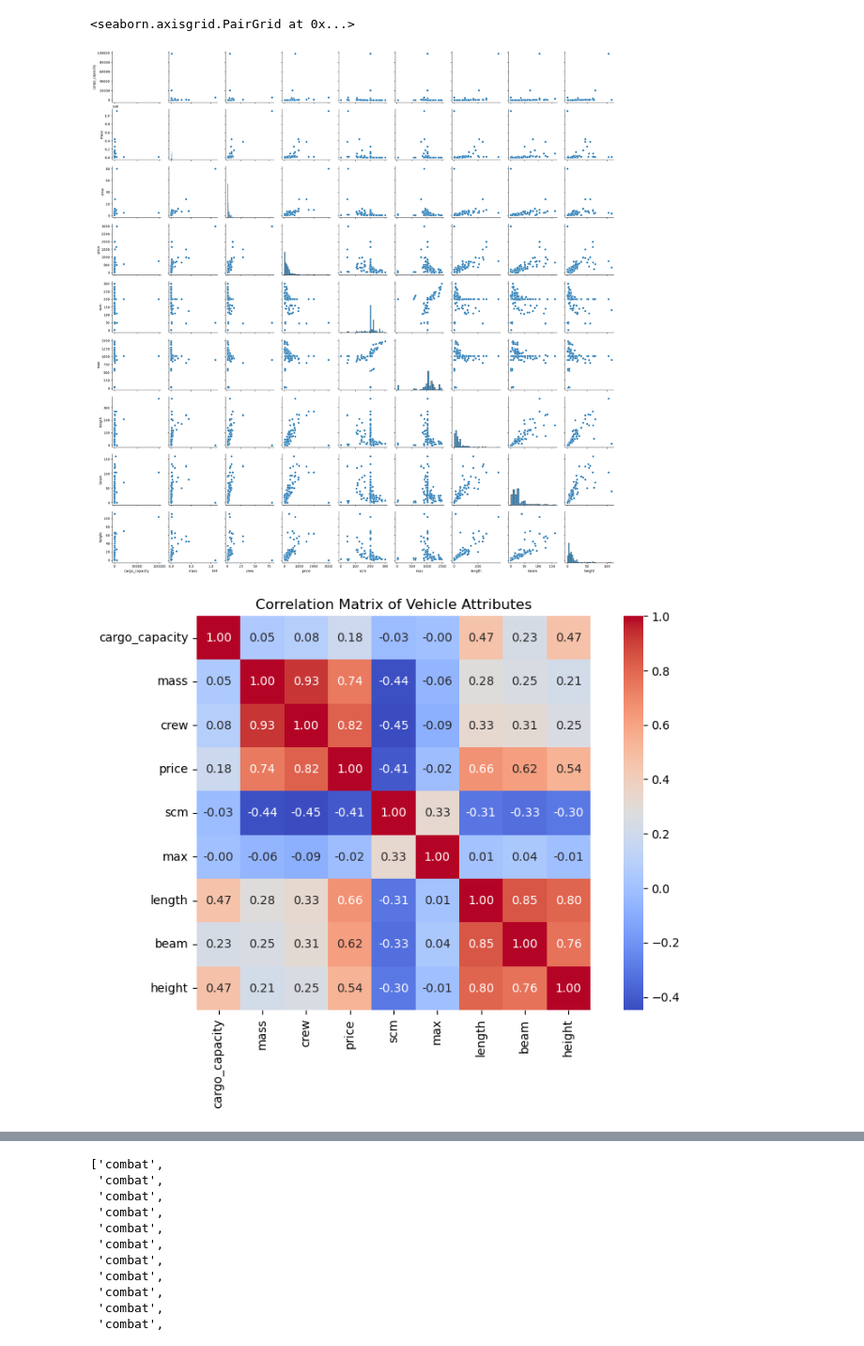
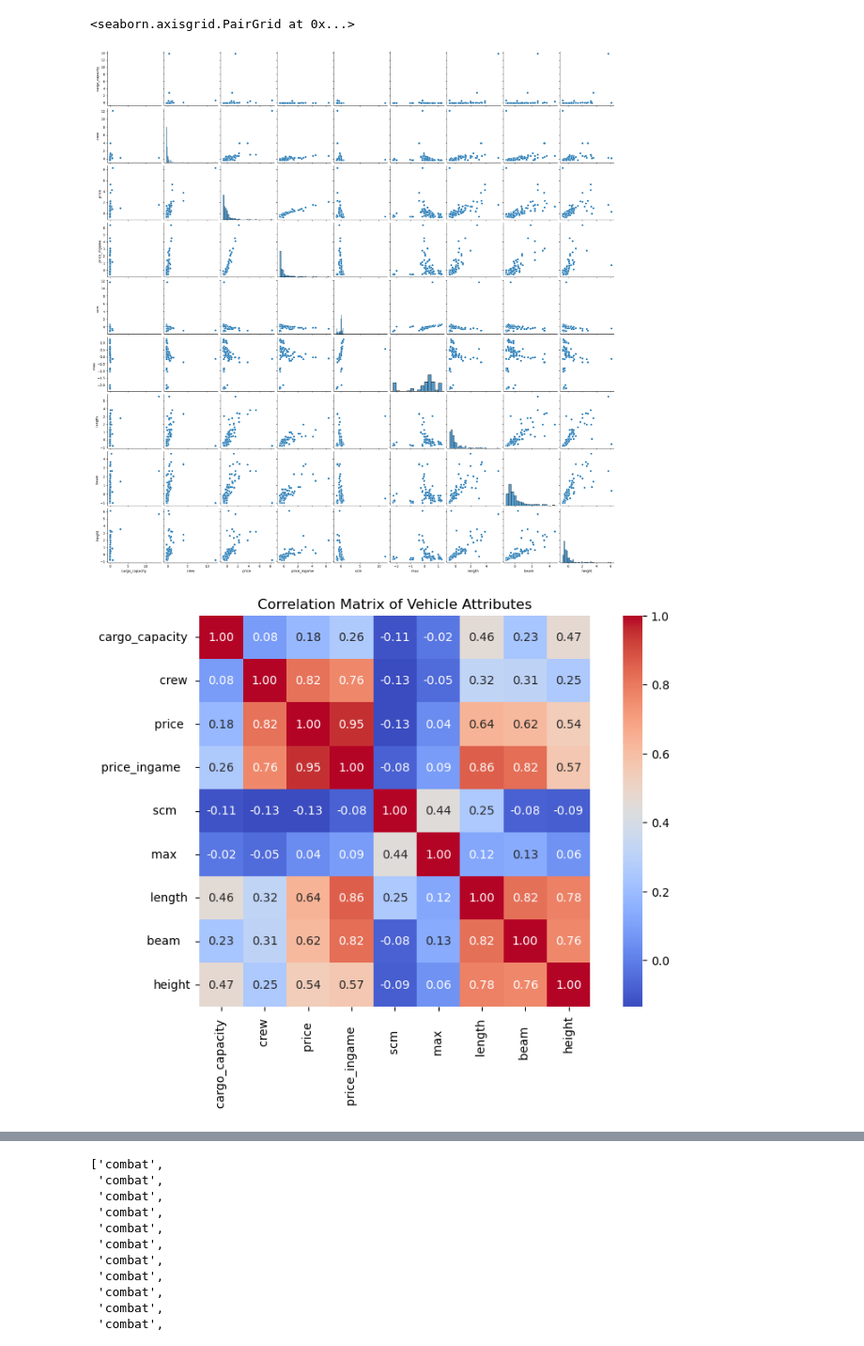
Before and after one commit to CharlesElie-AzaisdeVergeron/Stardle_Data_Base, a Jupyter notebook: Brouillon_visualisation.ipynb, the cells around one changed output, grey strips where cells are left out. Shown: that part at 94% size. Cells and saved outputs as stored; diff of their text form; code cells hidden in the pictures.

```diff
--- a/Brouillon_visualisation.ipynb
+++ b/Brouillon_visualisation.ipynb
@@ -6,7 +6,7 @@ import matplotlib.pyplot as plt
 from sklearn.preprocessing import StandardScaler, MinMaxScaler, RobustScaler #For normalization
 
 
-stardle_db = pd.read_csv('stradle_db.csv')
-stardle_db
+n_df= pd.read_csv('normalized_db.csv')
+n_df
 # %% [output]
 |  | name | cargo_capacity | mass | crew | manufacturer | type | status | role | price | ... |
@@ -25,18 +34,18 @@ stardle_db
 # %%
-sns.pairplot(stardle_db)
+sns.pairplot(n_df)
 # %% [output]
 <seaborn.axisgrid.PairGrid at 0x...>
-[figure, old version]
+[figure, new version]
 # %%
-colonnes_numeriques = stardle_db.select_dtypes(include=['int64', 'float64'])
+colonnes_numeriques = n_df.select_dtypes(include=['int64', 'float64'])
 
 correlation = colonnes_numeriques.corr()
 
 # Create a heatmap to visualize the correlation matrix
 plt.figure(figsize=(10, 6))
 sns.heatmap(correlation, annot=True, fmt=".2f", cmap='coolwarm', square=True)
 plt.title('Correlation Matrix of Vehicle Attributes')
 plt.show()
 # %% [output]
-[figure, old version]
+[figure, new version]
 # %%
```
Also changed, not shown: parts of 3 cells of this notebook, 4 other files.
